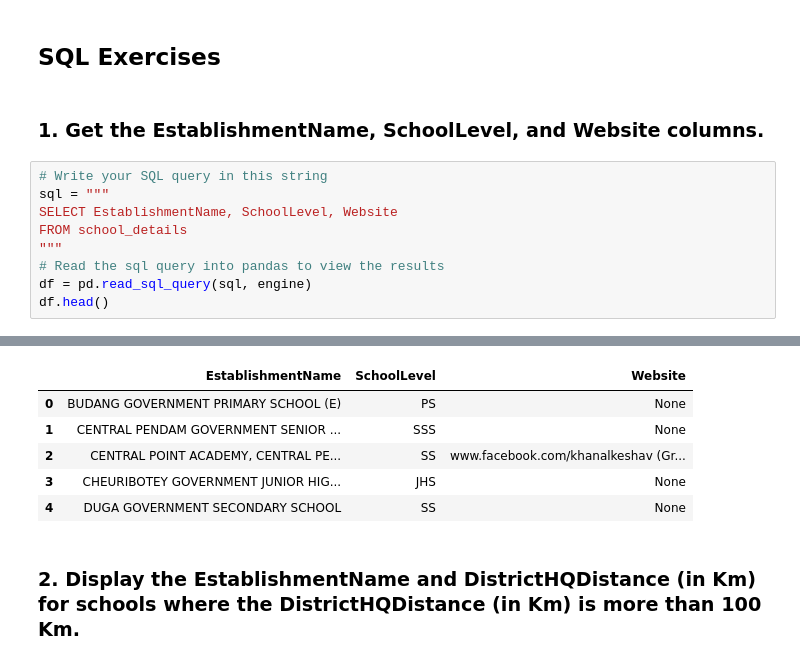
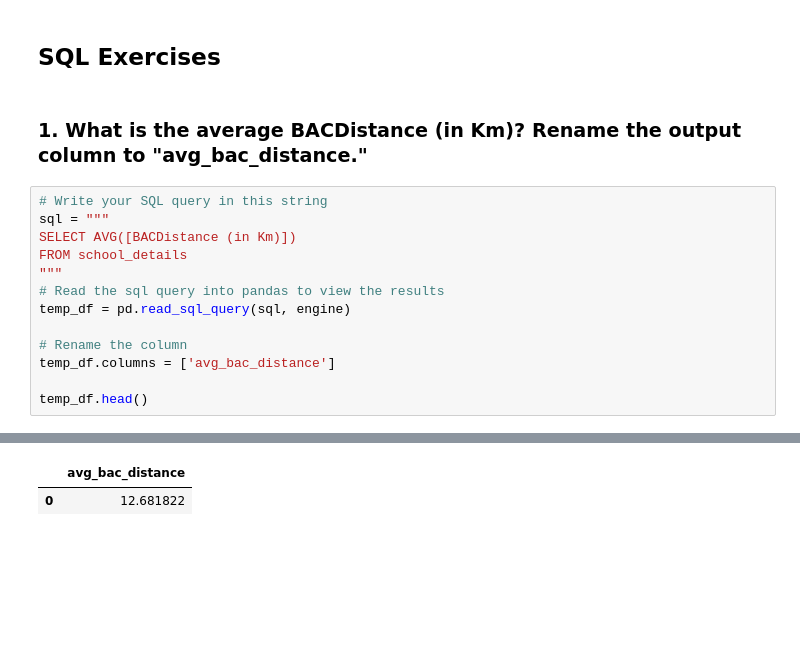
Before and after one commit to Neoneto/CodingDojo_Week11, a Jupyter notebook: SQL_Basics_Exercise.ipynb, the cells around one changed output, grey strips where cells are left out. Cells and saved outputs as stored; diff of their text form; blank space fills up the shorter version.

```diff
--- a/SQL_Basics_Exercise.ipynb
+++ b/SQL_Basics_Exercise.ipynb
@@ -56,14 +74,18 @@ CREATE TABLE school_details (
 # %% [markdown]
 ## SQL Exercises
-# %% [markdown]
-### 1. Get the EstablishmentName, SchoolLevel, and Website columns.
+# %% [markdown]
+### 1. What is the average BACDistance (in Km)? Rename the output column to "avg_bac_distance."
 # %%
 # Write your SQL query in this string
 sql = """
-SELECT EstablishmentName, SchoolLevel, Website
+SELECT AVG([BACDistance (in Km)])
 FROM school_details
 """
 # Read the sql query into pandas to view the results
-df = pd.read_sql_query(sql, engine)
-df.head()
+temp_df = pd.read_sql_query(sql, engine)
+
+# Rename the column
+temp_df.columns = ['avg_bac_distance']
+
+temp_df.head()
 # %% [output]
@@ -75,9 +97,3 @@ FROM school_details
-|  | EstablishmentName | SchoolLevel | Website |
-| 0 | BUDANG GOVERNMENT PRIMARY SCHOOL (E) | PS | None |
-| 1 | CENTRAL PENDAM GOVERNMENT SENIOR ... | SSS | None |
-| 2 | CENTRAL POINT ACADEMY, CENTRAL PE... | SS | www.facebook.com/khanalkeshav (Gr... |
-| 3 | CHEURIBOTEY GOVERNMENT JUNIOR HIG... | JHS | None |
-| 4 | DUGA GOVERNMENT SECONDARY SCHOOL | SS | None |
+|  | avg_bac_distance |
+| 0 | 12.681822 |
-# %% [markdown]
-### 2. Display the EstablishmentName and DistrictHQDistance (in Km) for schools where the DistrictHQDistance (in Km) is more than 100 Km.
 # %%
```
Also changed, not shown: parts of 26 cells of this notebook.
